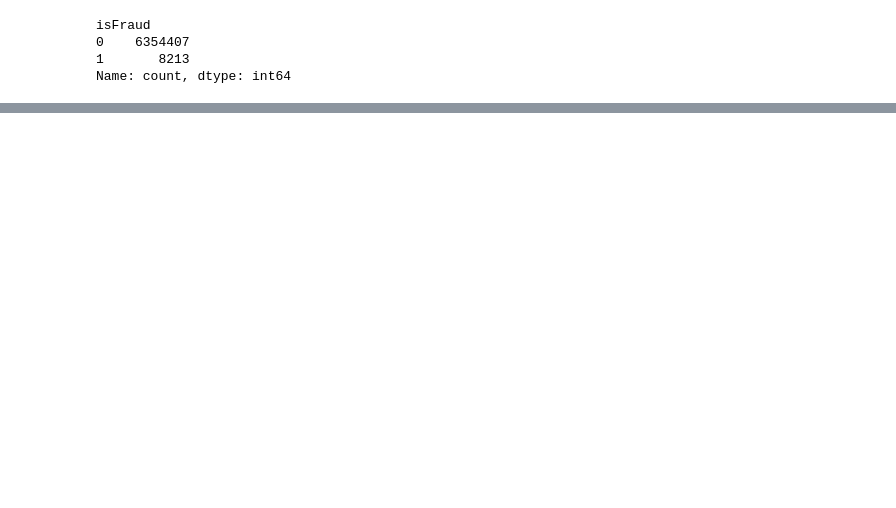
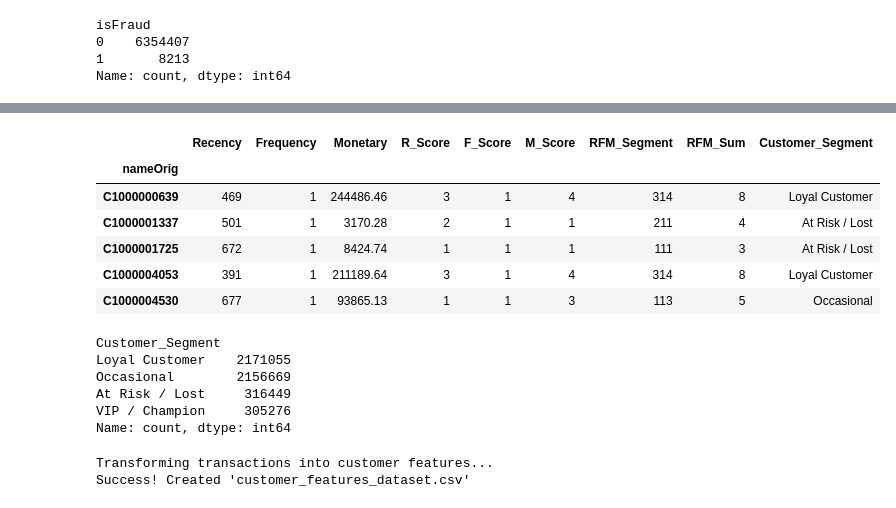
Before and after one commit to 3omdawy11/Bank_Transaction_Anamoly_Detector, a Jupyter notebook: eda.ipynb, the cells around one changed output, grey strips where cells are left out. Saved outputs shown, nothing was run; the diff lists cells and outputs as text; code cells hidden in the pictures; blank space fills up the shorter version.

```diff
--- a/eda.ipynb
+++ b/eda.ipynb
@@ -113,0 +142,77 @@ Name: isFlaggedFraud, dtype: int64
+# %%
+rfm.head()
+# %% [output]
+|  | Recency | Frequency | Monetary | R_Score | F_Score | M_Score | RFM_Segment | RFM_Sum | Customer_Segment |
+| nameOrig |  |  |  |  |  |  |  |  |  |
+| C1000000639 | 469 | 1 | 244486.46 | 3 | 1 | 4 | 314 | 8 | Loyal Customer |
+| C1000001337 | 501 | 1 | 3170.28 | 2 | 1 | 1 | 211 | 4 | At Risk / Lost |
+| C1000001725 | 672 | 1 | 8424.74 | 1 | 1 | 1 | 111 | 3 | At Risk / Lost |
+| C1000004053 | 391 | 1 | 211189.64 | 3 | 1 | 4 | 314 | 8 | Loyal Customer |
+| C1000004530 | 677 | 1 | 93865.13 | 1 | 1 | 3 | 113 | 5 | Occasional |
+# %%
+rfm.Customer_Segment.value_counts().sort_values(ascending=False)
+# %% [output]
+Customer_Segment
+Loyal Customer    2171055
+Occasional        2156669
+At Risk / Lost     316449
+VIP / Champion     305276
+Name: count, dtype: int64
+# %%
+import pandas as pd
+import numpy as np
+
+class FeatureBuilder:
+    def build_customer_dataset(self, df):
+        print("Transforming transactions into customer features...")
+
+        # 1. Setup Time Variables
+        # PaySim 'step' is hours. 24 steps = 1 day.
+        df['day'] = (df['step'] // 24) + 1
+
+        # 2. Aggregate Basic Stats
+        # This covers: count, total, average, and max amounts
+        customer_df = df.groupby('nameOrig').agg({
+            'amount': ['count', 'sum', 'mean', 'max'],
+            'step': ['max', 'min']
+        })
+
+        # Flatten the MultiIndex columns (e.g., 'amount_sum')
+        customer_df.columns = [
+            'transaction_count',
+            'total_amount',
+            'average_amount',
+            'max_amount',
+            'last_active_step',
+            'first_active_step'
+        ]
+
+        # 3. Calculate Daily Transaction Velocity
+        # Velocity = Total Transactions / Total Days present in dataset
+        total_days = (df['day'].max() - df['day'].min()) + 1
+        customer_df['daily_velocity'] = customer_df['transaction_count'] / total_days
+
+        # 4. Rolling Statistics (Behavioral Shifts)
+        # We calculate the rolling average of the last 3 transactions for each user
+        # Note: This is done on the original df then mapped back
+        df['rolling_avg_3'] = df.groupby('nameOrig')['amount'].transform(lambda x: x.rolling(window=3, min_periods=1).mean())
+
+        # Take the most recent rolling average per customer as a feature
+        latest_rolling = df.groupby('nameOrig')['rolling_avg_3'].last()
+        customer_df['current_rolling_avg'] = latest_rolling
+
+        # 5. Save the new dataset
+        customer_df.to_csv('customer_features_dataset.csv')
+        print("Success! Created 'customer_features_dataset.csv'")
+
+        return customer_df
+
+# Usage:
+# builder = FeatureBuilder()
+# customer_data = builder.build_customer_dataset(df)
+
+FeatureBuilder = FeatureBuilder()
+customers_score = FeatureBuilder.build_customer_dataset(df)
+# %% [output]
+Transforming transactions into customer features...
+Success! Created 'customer_features_dataset.csv'
```
Also changed, not shown: parts of 36 cells of this notebook, 6 other files.
